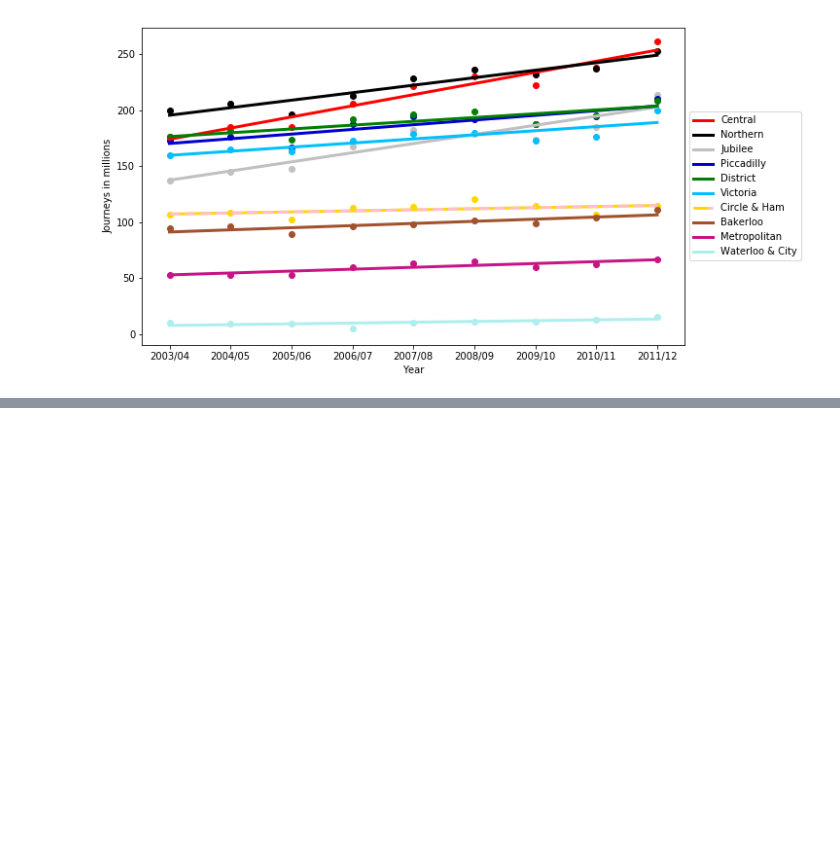
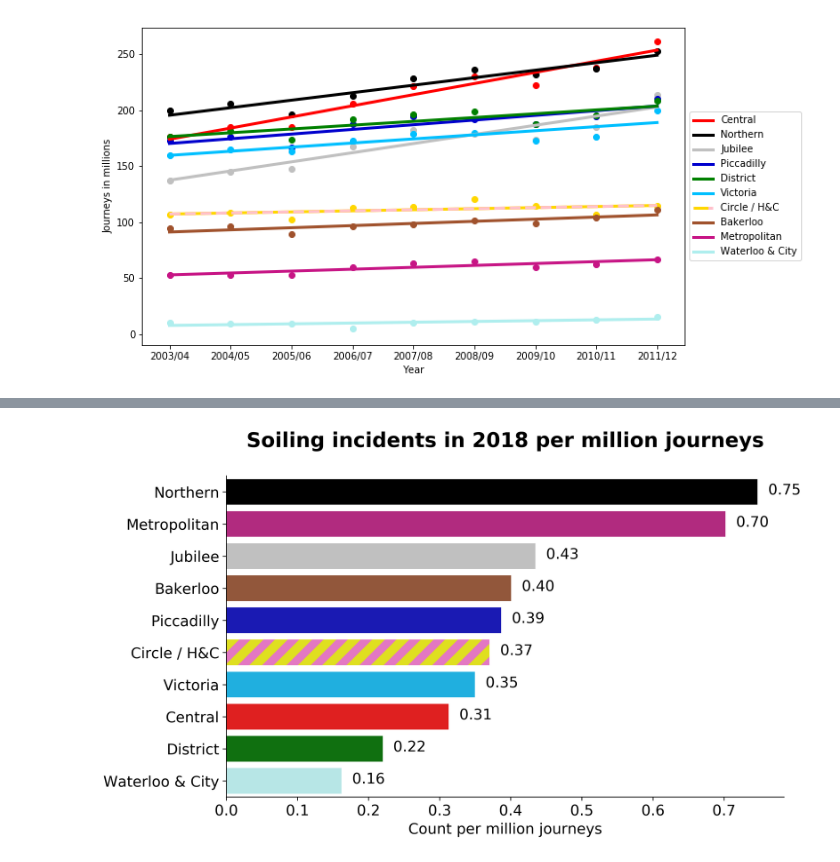
Before and after one commit to SmellsLikeCake/Poo-Tube, a Jupyter notebook: Poo-Tube-Investigation.ipynb, the cells around one changed output, grey strips where cells are left out. Drawn from its saved outputs; the diff is of its cells as text; code cells hidden in the pictures; blank space fills up the shorter version.

```diff
--- a/Poo-Tube-Investigation.ipynb
+++ b/Poo-Tube-Investigation.ipynb
@@ -286,0 +411,4 @@ g.set_xticklabels(journeys.index);
+# %%
+journeys_soiling_pp = journeys_soiling.copy()
+journeys_soiling_pp.sort_values('per_person', ascending=False, inplace=True)
+journeys_soiling_pp
@@ -286,0 +431,23 @@ g.set_xticklabels(journeys.index);
+# %%
+fig, ax = plt.subplots(dpi=300, figsize=(10, 6))
+plt.rcParams.update({'font.size': 14.5})
+bar = sns.barplot(journeys_soiling_pp['per_person'], journeys_soiling_pp.index,
+           palette = tube_color_dict)
+hatches = ['','' ,'' ,'' ,'' ,'/' ,'' ,'' , '','' ]
+for i,thisbar in enumerate(bar.patches):
+    thisbar.set_hatch(hatches[i])
+for p in ax.patches:
+    width = p.get_width()
+    ax.text(width + 0.015,
+            p.get_y()+0.48,
+            '{:1.2f}'.format(width))
+plt.ylabel('')
+plt.xlabel('Count per million journeys')
+plt.title('Soiling incidents in 2018 per million journeys\n', fontsize=20, fontweight='bold')
+ax.spines['top'].set_visible(False)
+ax.spines['right'].set_visible(False)
+plt.tight_layout()
+plt.savefig('soiling-incidents-per-mill.png', bbox_inches='tight', pad_inches=0.5)
+plt.show()
+# %% [output]
+[figure, added]
```
Also changed, not shown: parts of 44 cells of this notebook.
